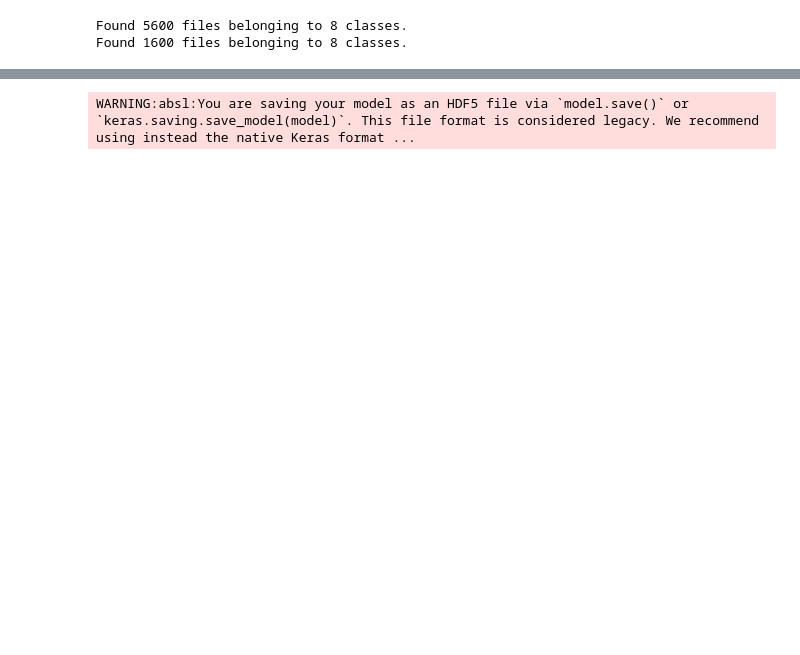
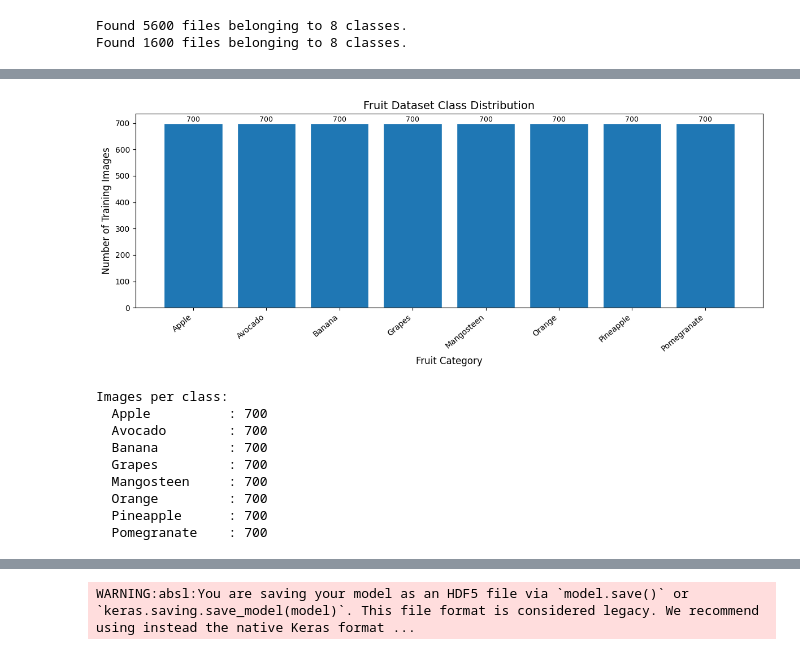
Before and after one commit to Abishuuu/Intelligent-Image-Classification-System-for-Fruit-Recognition, a Jupyter notebook: PROJECT_FRUIT.ipynb, the cells around one changed output, grey strips where cells are left out. Saved outputs shown, nothing was run; the diff lists cells and outputs as text; code cells hidden in the pictures; blank space fills up the shorter version.

```diff
--- a/PROJECT_FRUIT.ipynb
+++ b/PROJECT_FRUIT.ipynb
@@ -38,3 +99,42 @@ Found 1600 files belonging to 8 classes.
+# %%
+# Convert one-hot labels to class index
+y_train_labels = np.argmax(y_train, axis=1)
+
+unique, counts = np.unique(y_train_labels, return_counts=True)
+
+plt.figure(figsize=(12, 5))
+bars = plt.bar(class_names, counts, edgecolor='white')
+
+plt.xlabel('Fruit Category', fontsize=12)
+plt.ylabel('Number of Training Images', fontsize=12)
+plt.title('Fruit Dataset Class Distribution', fontsize=14)
+plt.xticks(rotation=40, ha='right')
+
+# Add count labels
+for bar, count in zip(bars, counts):
+    plt.text(bar.get_x() + bar.get_width()/2,
+             bar.get_height() + 5,
+             str(count),
+             ha='center',
+             fontsize=9)
+
+plt.tight_layout()
+plt.show()
+
+print('\nImages per class:')
+for name, count in zip(class_names, counts):
+    print(f'  {name:<14} : {count:,}')
+# %% [output]
+[figure, added]
+Images per class:
+  Apple          : 700
+  Avocado        : 700
+  Banana         : 700
+  Grapes         : 700
+  Mangosteen     : 700
+  Orange         : 700
+  Pineapple      : 700
+  Pomegranate    : 700
 # %%
 AUTOTUNE = tf.data.AUTOTUNE
 
```
Also changed, not shown: parts of 24 cells of this notebook.
